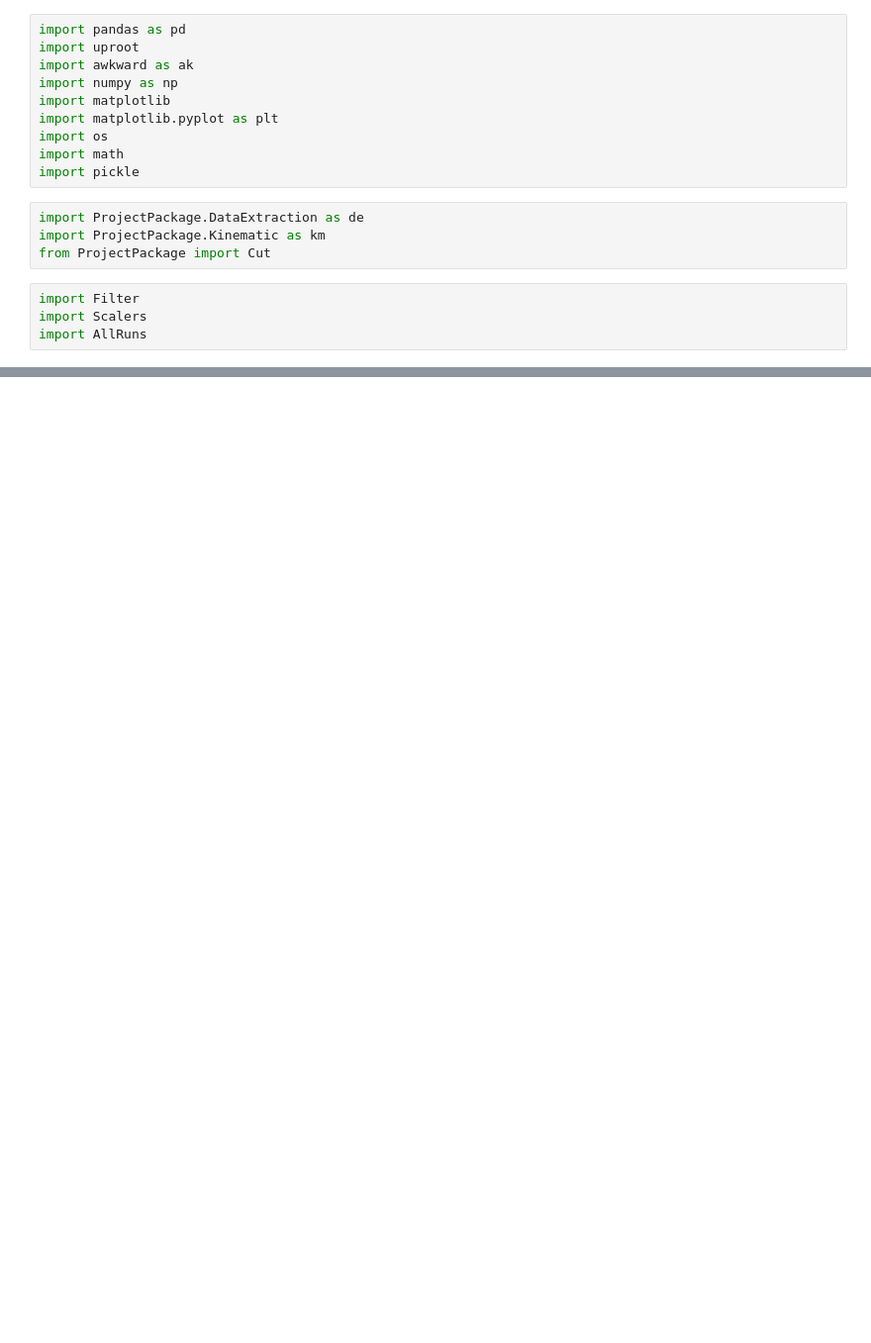
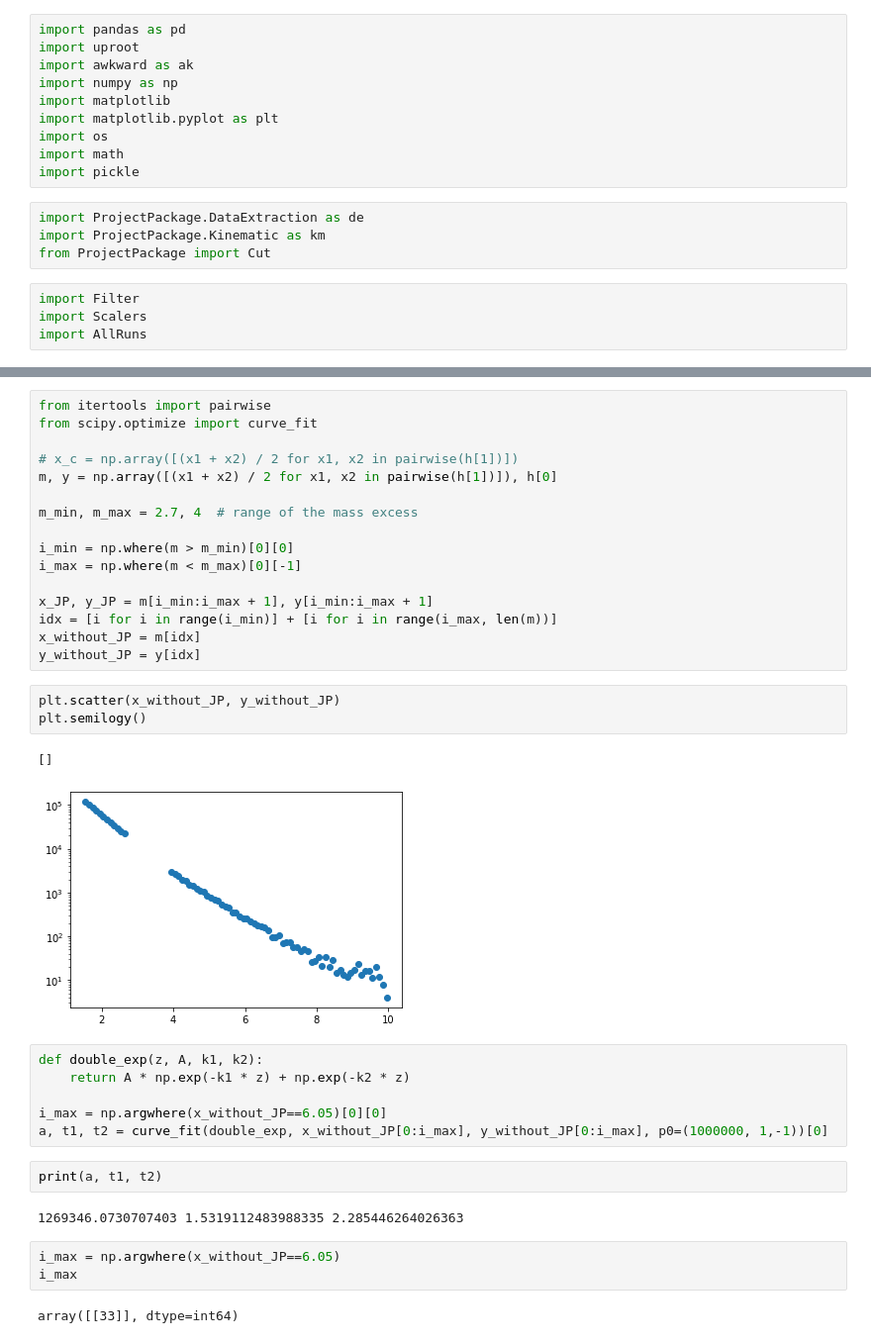
Before and after one commit to matteoIMT/qqbar2mumu-2021, a Jupyter notebook: All_runs.ipynb, the cells around one changed output, grey strips where cells are left out. Shown at 99% size. Saved outputs shown, nothing was run; the diff lists cells and outputs as text; blank space fills up the shorter version.

```diff
--- a/All_runs.ipynb
+++ b/All_runs.ipynb
@@ -60,0 +152,37 @@ for y, x in H.values():
+# %%
+from itertools import pairwise
+from scipy.optimize import curve_fit
+
+# x_c = np.array([(x1 + x2) / 2 for x1, x2 in pairwise(h[1])])
+m, y = np.array([(x1 + x2) / 2 for x1, x2 in pairwise(h[1])]), h[0]
+
+m_min, m_max = 2.7, 4  # range of the mass excess
+
+i_min = np.where(m > m_min)[0][0]
+i_max = np.where(m < m_max)[0][-1]
+
+x_JP, y_JP = m[i_min:i_max + 1], y[i_min:i_max + 1]
+idx = [i for i in range(i_min)] + [i for i in range(i_max, len(m))]
+x_without_JP = m[idx]
+y_without_JP = y[idx]
+# %%
+plt.scatter(x_without_JP, y_without_JP)
+plt.semilogy()
+# %% [output]
+[]
+[figure, added]
+# %%
+def double_exp(z, A, k1, k2):
+    return A * np.exp(-k1 * z) + np.exp(-k2 * z)
+
+i_max = np.argwhere(x_without_JP==6.05)[0][0]
+a, t1, t2 = curve_fit(double_exp, x_without_JP[0:i_max], y_without_JP[0:i_max], p0=(1000000, 1,-1))[0]
+# %%
+print(a, t1, t2)
+# %% [output]
+1269346.0730707403 1.5319112483988335 2.285446264026363
+# %%
+i_max = np.argwhere(x_without_JP==6.05)
+i_max
+# %% [output]
+array([[33]], dtype=int64)
```
Also changed, not shown: parts of 29 cells of this notebook, 5 other files.
